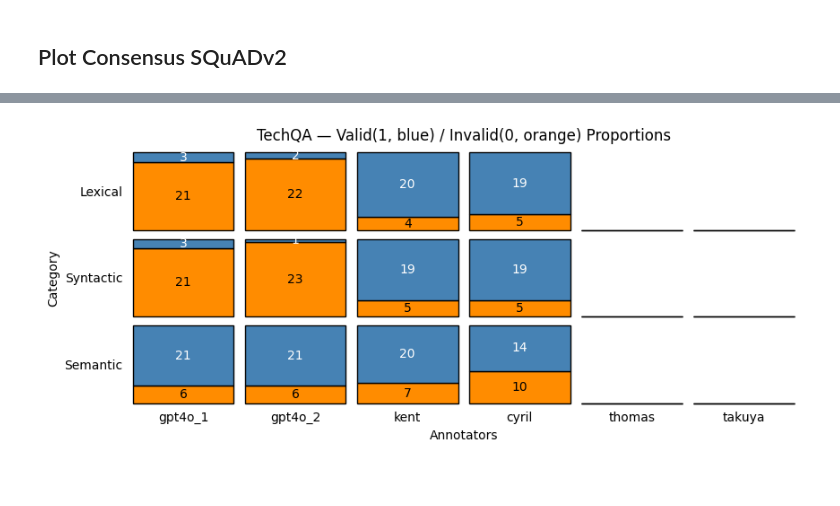
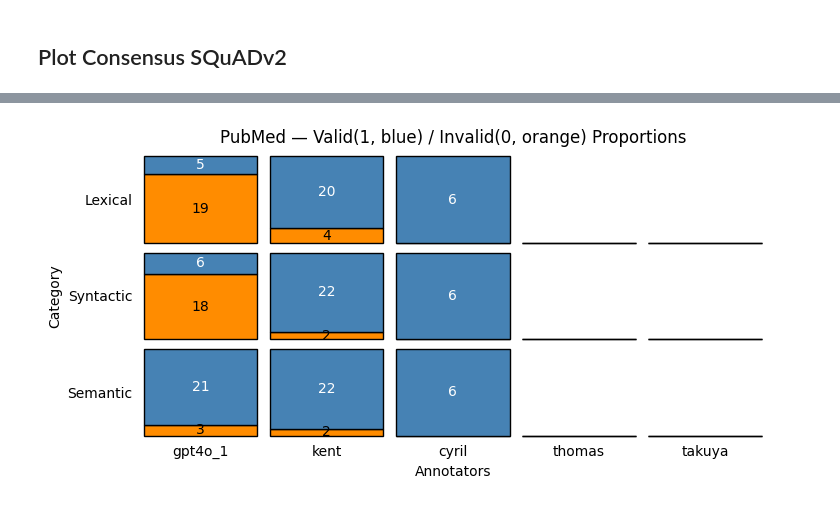
Before and after one commit to kentrachmat/ssl_augmentation, a Jupyter notebook: annotation_judge/experiments.ipynb, the cells around one changed output, grey strips where cells are left out. Drawn from its saved outputs; the diff is of its cells as text; code cells hidden in the pictures; blank space fills up the shorter version.

```diff
--- a/annotation_judge/experiments.ipynb
+++ b/annotation_judge/experiments.ipynb
@@ -398,0 +410,31 @@ plot_tiles(counts, ANNOTATORS)
+# %%
+def extract_label_prob_from_logprobs(logprobs_json: str):
+    if not isinstance(logprobs_json, str) or not logprobs_json.strip():
+        return None
+    try:
+        steps = json.loads(logprobs_json)
+    except Exception:
+        return None
+
+    seen_valid = False
+    for step in steps:
+        tok = step.get("token")
+        if seen_valid and tok in {"0", "1"}:
+            # print(f"({tok}): "+ str(step.get("logprob")))
+            return step.get("logprob")
+        if tok == "valid":
+            seen_valid = True
+    return None
+
+df = pd.read_csv("results/squadv2/annotator_squadv2_1gpt4o_raw.csv")
+df["conf_logprob"] = df["logprobs_json"].apply(extract_label_prob_from_logprobs)
+df["conf_prob"] = df["conf_logprob"].apply(lambda x: None if x is None else np.exp(x))
+
+# sns.violinplot(x="valid", y="conf_prob", data=df)
+sns.violinplot(x="valid", y="conf_prob", data=df, cut=0, inner="quartile")
+sns.stripplot(x="valid", y="conf_prob", data=df, dodge=True, alpha=0.5)
+
+plt.xlabel("Ground Truth 1=valid / 0=invalid")
+plt.ylabel("Confidence")
+plt.title("Model Confidence by Label")
+plt.show()
@@ -401,11 +445,10 @@ plot_tiles(counts, ANNOTATORS)
 # %%
 FILES = [
-    "results/techqa/annotator_techqa_kent.csv",
-    "results/techqa/annotator_techqa_cyril.csv",
-    "results/techqa/annotator_techqa_takuya.csv",
-    "results/techqa/annotator_techqa_thomas.csv",
-    "results/techqa/annotator_techqa_1gpt4o.csv",
-    "results/techqa/annotator_techqa_2gpt4o.csv",
+    "results/pubmed/annotator_pubmed_kent.csv",
+    "results/pubmed/annotator_pubmed_cyril.csv",
+    "results/pubmed/annotator_pubmed_takuya.csv",
+    "results/pubmed/annotator_pubmed_thomas.csv",
+    "results/pubmed/annotator_pubmed_1gpt4o.csv",
 ]
 
 REASON_COLORS = {
@@ -589,32 +632,32 @@ def plot_tiles(counts: pd.DataFrame, annotators, cell_w=0.9, cell_h=0.9, fontsiz
             # top: valid (blue)
             ax.add_patch(Rectangle((x - cell_w / 2, y - cell_h / 2 + h0), cell_w, h1,
                                    facecolor="steelblue", edgecolor="black"))
 
             if c0_ > 0:
                 ax.text(x, y - cell_h / 2 + h0 / 2, str(c0_),
                         ha="center", va="center", fontsize=fontsize, color="black")
             if c1_ > 0:
                 ax.text(x, y - cell_h / 2 + h0 + h1 / 2, str(c1_),
                         ha="center", va="center", fontsize=fontsize, color="white")
 
     ax.set_xlim(-0.5, len(annotators) - 0.5)
     ax.set_ylim(-0.5, len(ROW_ORDER) - 0.5)
     ax.set_xticks(range(len(annotators)))
     ax.set_xticklabels(annotators)
     ax.set_yticks(range(len(ROW_ORDER)))
     ax.set_yticklabels(row_labels_plot)
 
     for s in ax.spines.values():
         s.set_visible(False)
     ax.tick_params(length=0)
 
     ax.set_xlabel("Annotators")
     ax.set_ylabel("Category")
-    ax.set_title("TechQA — Valid(1, blue) / Invalid(0, orange) Proportions")
+    ax.set_title("PubMed — Valid(1, blue) / Invalid(0, orange) Proportions")
     plt.tight_layout()
 
 df = load_all(FILES)
 counts = build_counts(df, ANNOTATORS)
 plot_tiles(counts, ANNOTATORS)
 # %% [output]
-[figure, old version]
+[figure, new version]
```
Also changed, not shown: parts of 15 cells of this notebook, 10 other files.
